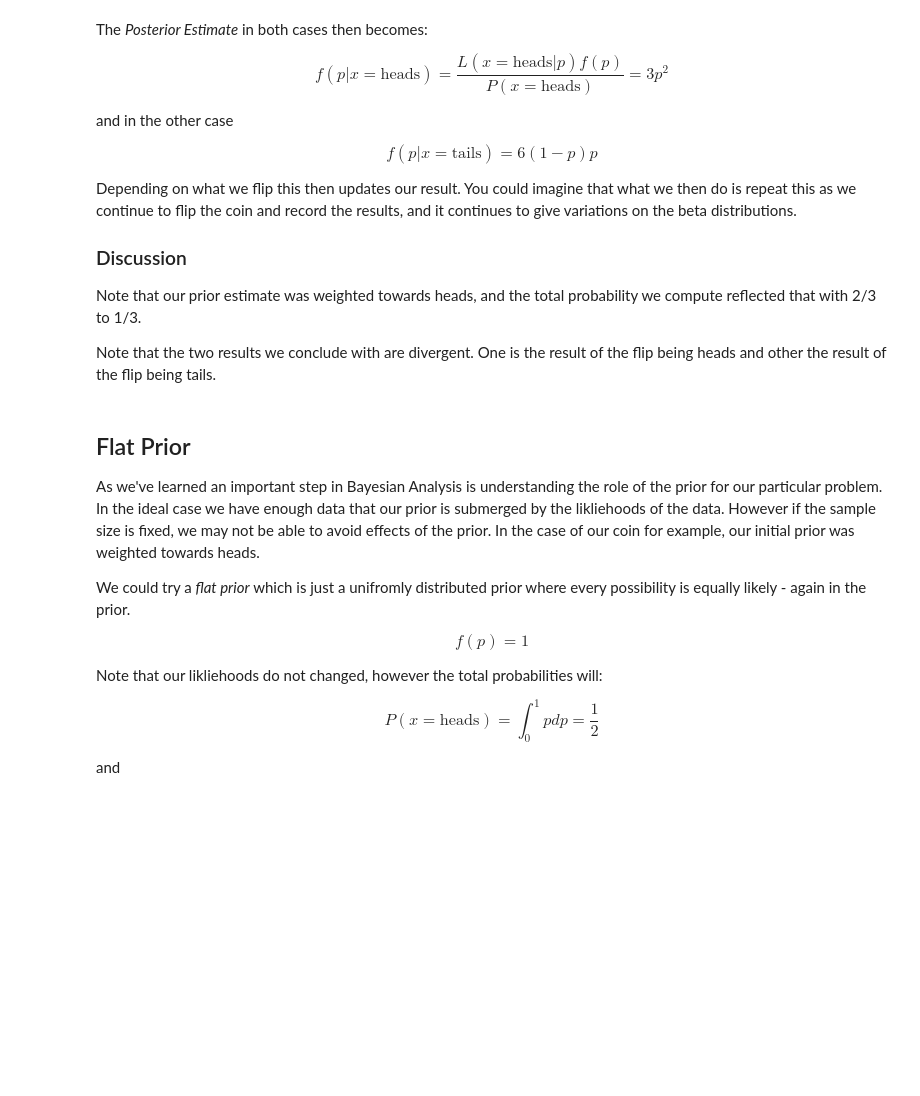
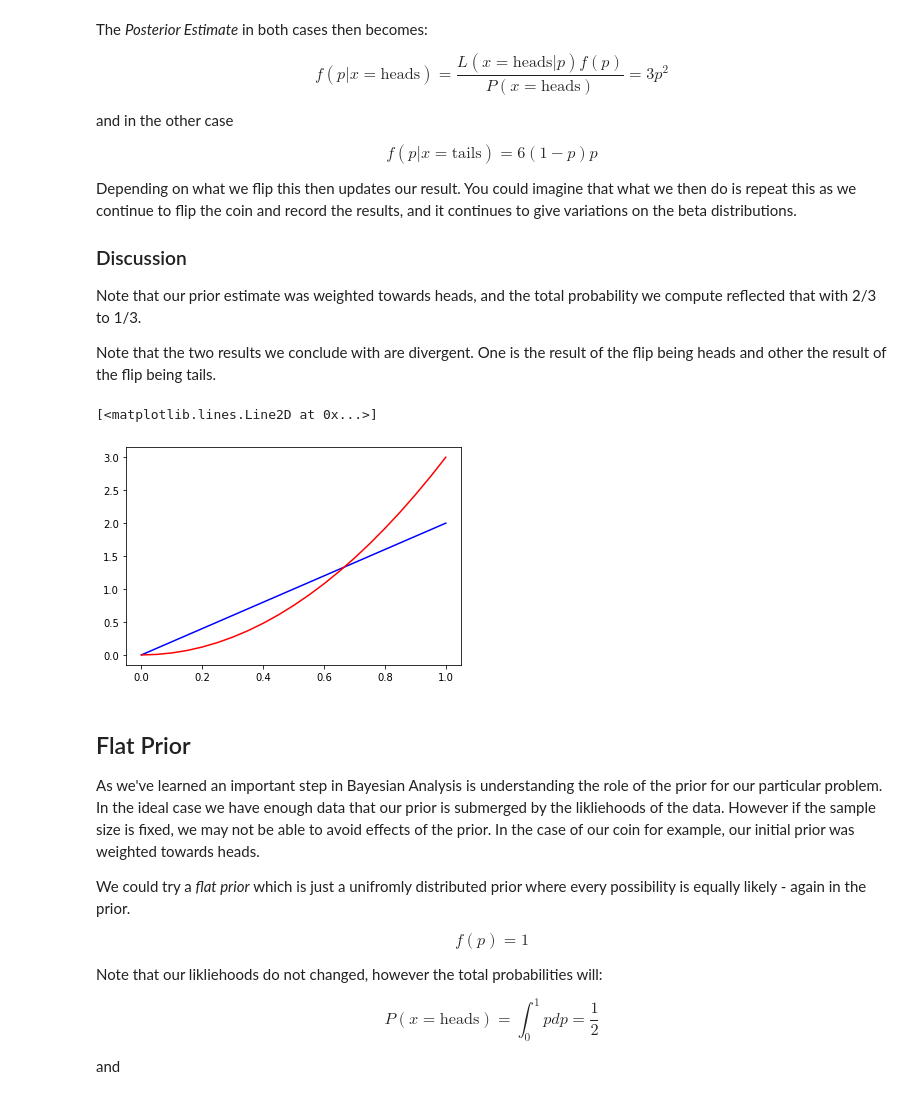
Before and after one commit to virgilpierce/MATH_351, a Jupyter notebook: 4-22 Bayesian Inference Continuous.ipynb, the cells around one changed output. Cells and saved outputs as stored; diff of their text form; code cells hidden in the pictures; blank space fills up the shorter version.

```diff
--- a/4-22 Bayesian Inference Continuous.ipynb
+++ b/4-22 Bayesian Inference Continuous.ipynb
@@ -39,6 +41,24 @@ Depending on what we flip this then updates our result. You could imagine that w
 Note that our prior estimate was weighted towards heads, and the total probability we compute reflected that with 2/3 to 1/3.
 
 Note that the two results we conclude with are divergent. One is the result of the flip being heads and other the result of the flip being tails.
+# %%
+def posterior(p):
+
+  return 3*p**2
+
+def prior(p):
+
+  return 2*p
+
+pp = np.arange(0, 1.05, 0.05)
+f_prior = prior(pp)
+f_posterior = posterior(pp)
+
+plt.plot(pp, f_prior, 'b-')
+plt.plot(pp, f_posterior, 'r-')
+# %% [output]
+[<matplotlib.lines.Line2D at 0x...>]
+[figure, added]
 # %% [markdown]
 ## Flat Prior
 
```
Also changed, not shown: parts of 11 cells of this notebook.
